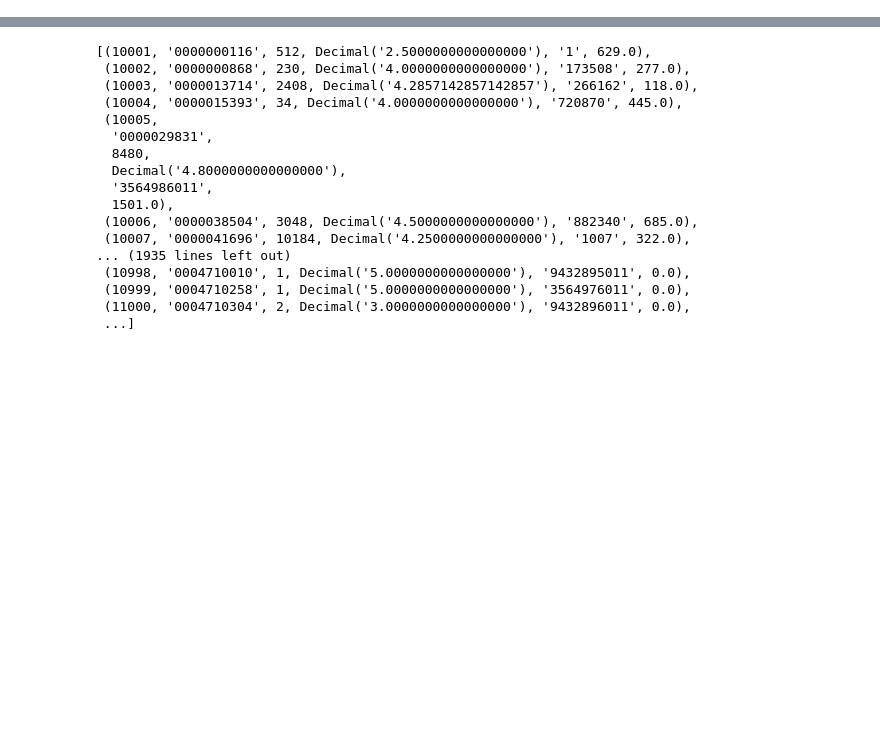
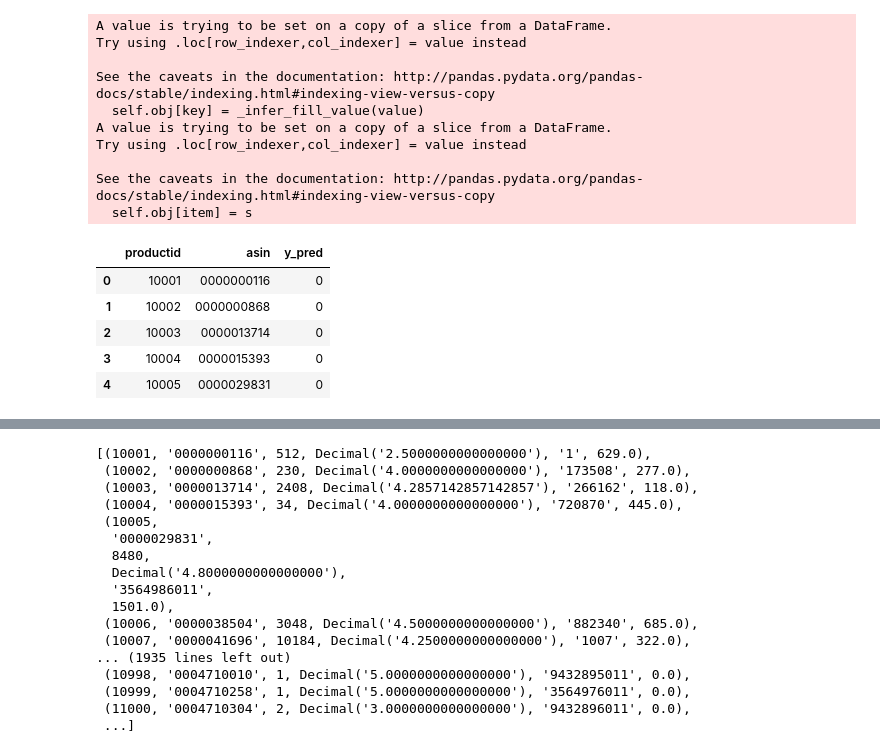
Before and after one commit to alexyanw/dse203-group-project, a Jupyter notebook: data_exploration/FunctionTesting.ipynb, the cells around one changed output, grey strips where cells are left out. Cells and saved outputs as stored; diff of their text form; code cells hidden in the pictures; blank space fills up the shorter version.

```diff
--- a/data_exploration/FunctionTesting.ipynb
+++ b/data_exploration/FunctionTesting.ipynb
@@ -9,3 +9,24 @@ explorer = DataExplorer()
 # %%
 from sklearn.cluster import KMeans
 from sklearn.preprocessing import StandardScaler
+# %%
+#Cluster Products with no asins
+pcluster=explorer.products.clusterProducts(n_clusters=3)
+pcluster.head()
+# %% [output]
+A value is trying to be set on a copy of a slice from a DataFrame.
+Try using .loc[row_indexer,col_indexer] = value instead
+
+See the caveats in the documentation: http://pandas.pydata.org/pandas-docs/stable/indexing.html#indexing-view-versus-copy
+  self.obj[key] = _infer_fill_value(value)
+A value is trying to be set on a copy of a slice from a DataFrame.
+Try using .loc[row_indexer,col_indexer] = value instead
+
+See the caveats in the documentation: http://pandas.pydata.org/pandas-docs/stable/indexing.html#indexing-view-versus-copy
+  self.obj[item] = s
+|  | productid | asin | y_pred |
+| 0 | 10001 | 0000000116 | 0 |
+| 1 | 10002 | 0000000868 | 0 |
+| 2 | 10003 | 0000013714 | 0 |
+| 3 | 10004 | 0000015393 | 0 |
+| 4 | 10005 | 0000029831 | 0 |
```
Also changed, not shown: parts of 7 cells of this notebook.
